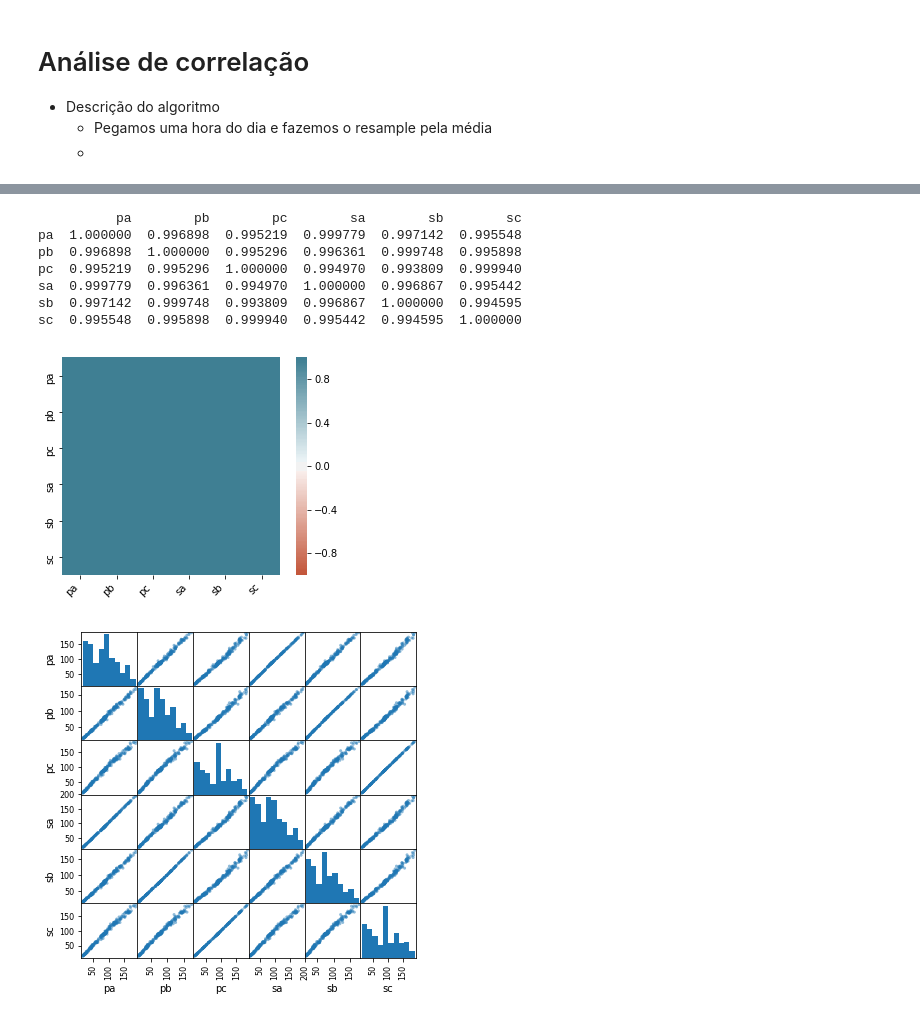
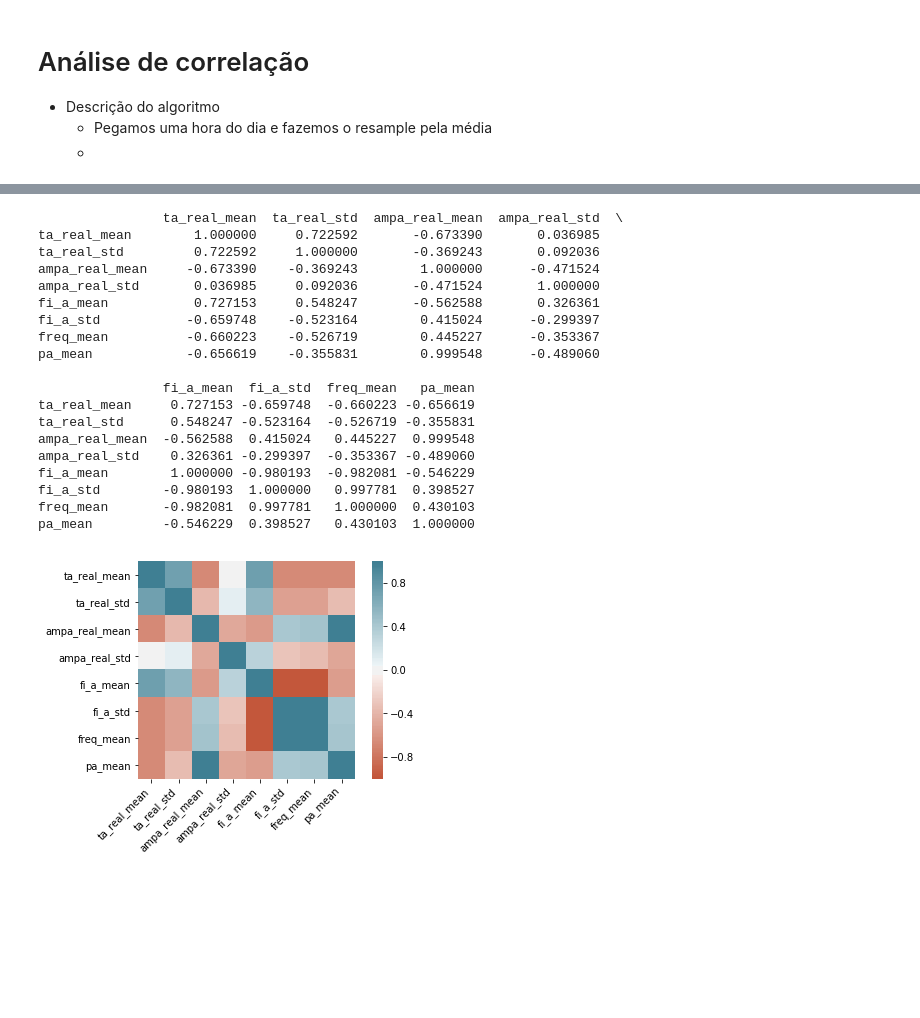
Before and after one commit to LeonardoSanBenitez/Loris-Industrial-Intelligence, a Jupyter notebook: pythonCodes/04 - Correlation analysis/Correlation analysis.ipynb, the cells around one changed output, grey strips where cells are left out. Cells and saved outputs as stored; diff of their text form; code cells hidden in the pictures; blank space fills up the shorter version.

```diff
--- a/pythonCodes/04 - Correlation analysis/Correlation analysis.ipynb
+++ b/pythonCodes/04 - Correlation analysis/Correlation analysis.ipynb
@@ -9,3 +9,6 @@ import pandas as pd
 import matplotlib.pyplot as plt
 import numpy as np
 import seaborn as sns
+# %%
+raw = pd.read_csv ("../datasets/eloDadosMarço.csv", header=0)
+raw.describe()
@@ -12,8 +26,8 @@ import seaborn as sns
 # %%
-raw = pd.read_csv ("../potencias_2018.csv", header=0)
-
-raw['data'] = pd.to_datetime (raw['data'])
-raw = raw.set_index(raw.data)
-raw = raw.drop ('data', axis=1)
+## Filtering variables
+raw = raw[['momento','ta_real','ampa_real', 'pa', 'fi_a', 'freq',]]
+raw['momento'] = pd.to_datetime (raw['momento'])
+raw = raw.set_index(raw.momento)
+raw = raw.drop ('momento', axis=1)
 raw
 # %% [output]
@@ -45,0 +53,11 @@ A1['2018-03-01' : '2018-04-01'].plot()
+# %%
+resampled = raw.between_time('18:00:00', '18:59:59').resample('B').agg({
+    'ta_real': ['mean', 'std'],
+    'ampa_real': ['mean', 'std'],
+    'fi_a': ['mean', 'std'],
+    'freq': ['mean'],
+    'pa': ['mean']
+})
+resampled.columns = resampled.columns.map('_'.join)
+resampled = resampled.dropna()
+resampled.plot(subplots=True)
@@ -46,28 +75,35 @@ A1['2018-03-01' : '2018-04-01'].plot()
 # %%
-corr = A1.corr()
+corr = resampled.corr()
 print (corr)
 ax = sns.heatmap(
     corr,
     vmin=-1, vmax=1, center=0,
     cmap=sns.diverging_palette(20, 220, n=200),
     square=True
 )
 ax.set_xticklabels(
     ax.get_xticklabels(),
     rotation=45,
     horizontalalignment='right'
 );
 # %% [output]
-          pa        pb        pc        sa        sb        sc
-pa  1.000000  0.996898  0.995219  0.999779  0.997142  0.995548
-pb  0.996898  1.000000  0.995296  0.996361  0.999748  0.995898
-pc  0.995219  0.995296  1.000000  0.994970  0.993809  0.999940
-sa  0.999779  0.996361  0.994970  1.000000  0.996867  0.995442
-sb  0.997142  0.999748  0.993809  0.996867  1.000000  0.994595
-sc  0.995548  0.995898  0.999940  0.995442  0.994595  1.000000
+                ta_real_mean  ta_real_std  ampa_real_mean  ampa_real_std  \
+ta_real_mean        1.000000     0.722592       -0.673390       0.036985
+ta_real_std         0.722592     1.000000       -0.369243       0.092036
+ampa_real_mean     -0.673390    -0.369243        1.000000      -0.471524
+ampa_real_std       0.036985     0.092036       -0.471524       1.000000
+fi_a_mean           0.727153     0.548247       -0.562588       0.326361
+fi_a_std           -0.659748    -0.523164        0.415024      -0.299397
+freq_mean          -0.660223    -0.526719        0.445227      -0.353367
+pa_mean            -0.656619    -0.355831        0.999548      -0.489060
+
+                fi_a_mean  fi_a_std  freq_mean   pa_mean
+ta_real_mean     0.727153 -0.659748  -0.660223 -0.656619
+ta_real_std      0.548247 -0.523164  -0.526719 -0.355831
+ampa_real_mean  -0.562588  0.415024   0.445227  0.999548
+ampa_real_std    0.326361 -0.299397  -0.353367 -0.489060
+fi_a_mean        1.000000 -0.980193  -0.982081 -0.546229
+fi_a_std        -0.980193  1.000000   0.997781  0.398527
+freq_mean       -0.982081  0.997781   1.000000  0.430103
+pa_mean         -0.546229  0.398527   0.430103  1.000000
-[figure, old version]
+[figure, new version]
-# %%
-pd.scatter_matrix(A1, figsize=(6, 6))
-plt.show()
-# %% [output]
-[figure, removed]
```
Also changed, not shown: parts of 5 cells of this notebook, 2 other files.
